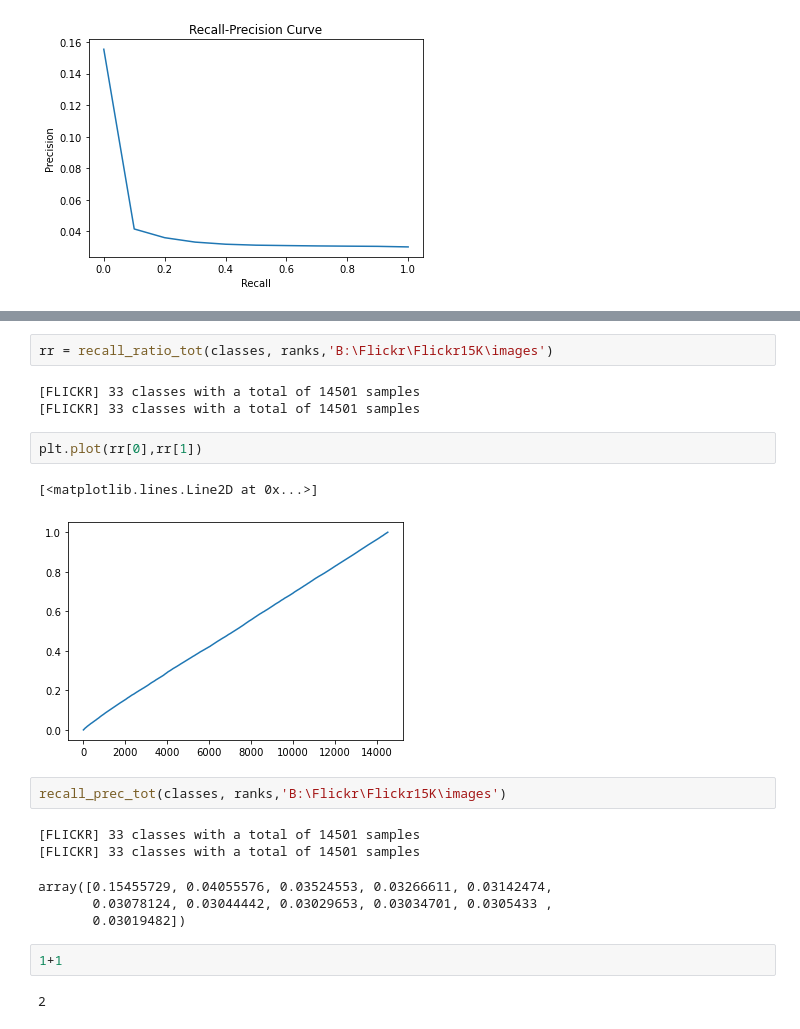
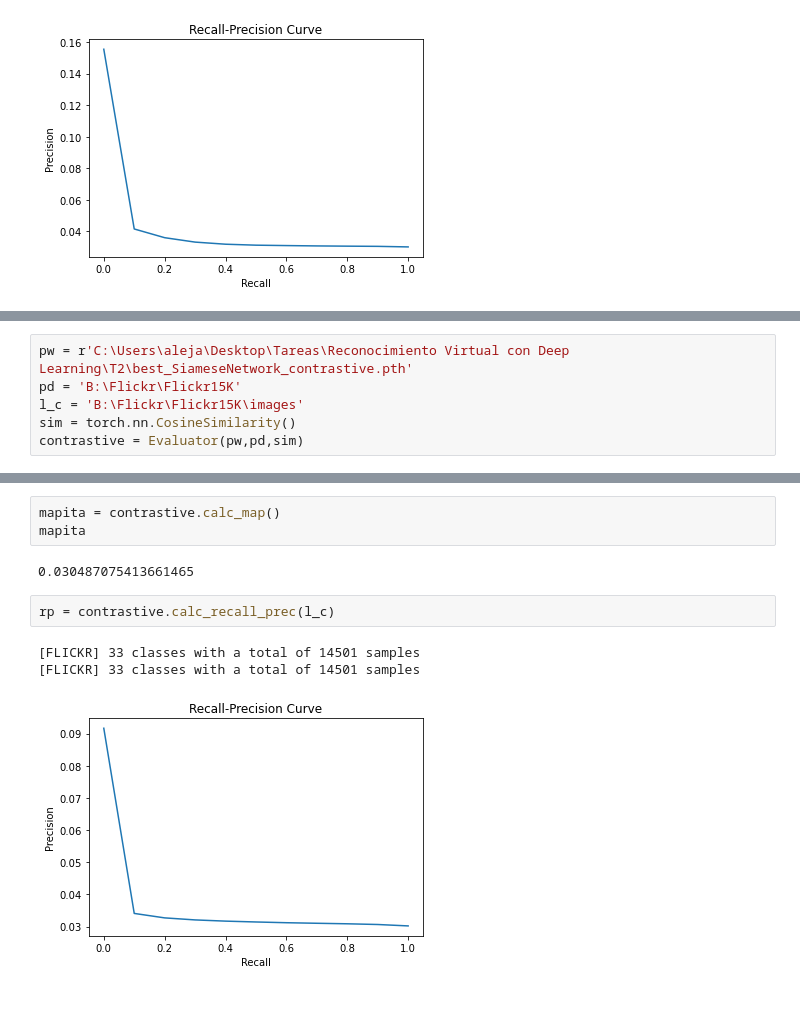
Before and after one commit to rudyn2/cc7221, a Jupyter notebook: tarea2/eval_data.ipynb, the cells around one changed output, grey strips where cells are left out. Cells and saved outputs as stored; diff of their text form; blank space fills up the shorter version.

```diff
--- a/tarea2/eval_data.ipynb
+++ b/tarea2/eval_data.ipynb
@@ -244,0 +67,6 @@ array([0.15455729, 0.04055576, 0.03524553, 0.03266611, 0.03142474,
+# %%
+pw = r'C:\Users\aleja\Desktop\Tareas\Reconocimiento Virtual con Deep Learning\T2\best_SiameseNetwork_contrastive.pth'
+pd = 'B:\Flickr\Flickr15K'
+l_c = 'B:\Flickr\Flickr15K\images'
+sim = torch.nn.CosineSimilarity()
+contrastive = Evaluator(pw,pd,sim)
@@ -263,22 +78,11 @@ map(classes, ranks)
-# %%
-rr = recall_ratio_tot(classes, ranks,'B:\Flickr\Flickr15K\images')
-# %% [output]
-[FLICKR] 33 classes with a total of 14501 samples
-[FLICKR] 33 classes with a total of 14501 samples
-# %%
-plt.plot(rr[0],rr[1])
-# %% [output]
-[<matplotlib.lines.Line2D at 0x...>]
-[figure, removed]
-# %%
-recall_prec_tot(classes, ranks,'B:\Flickr\Flickr15K\images')
-# %% [output]
-[FLICKR] 33 classes with a total of 14501 samples
-[FLICKR] 33 classes with a total of 14501 samples
-array([0.15455729, 0.04055576, 0.03524553, 0.03266611, 0.03142474,
-       0.03078124, 0.03044442, 0.03029653, 0.03034701, 0.0305433 ,
-       0.03019482])
-# %%
-1+1
-# %% [output]
-2
+# %%
+mapita = contrastive.calc_map()
+mapita
+# %% [output]
+0.030487075413661465
+# %%
+rp = contrastive.calc_recall_prec(l_c)
+# %% [output]
+[FLICKR] 33 classes with a total of 14501 samples
+[FLICKR] 33 classes with a total of 14501 samples
+[figure, added]
```
Also changed, not shown: parts of 41 cells of this notebook, 3 other files.
